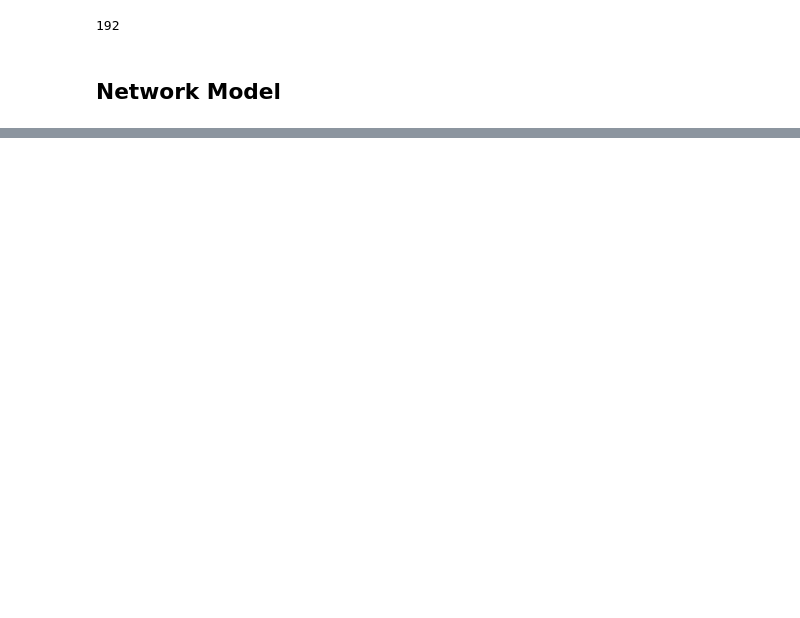
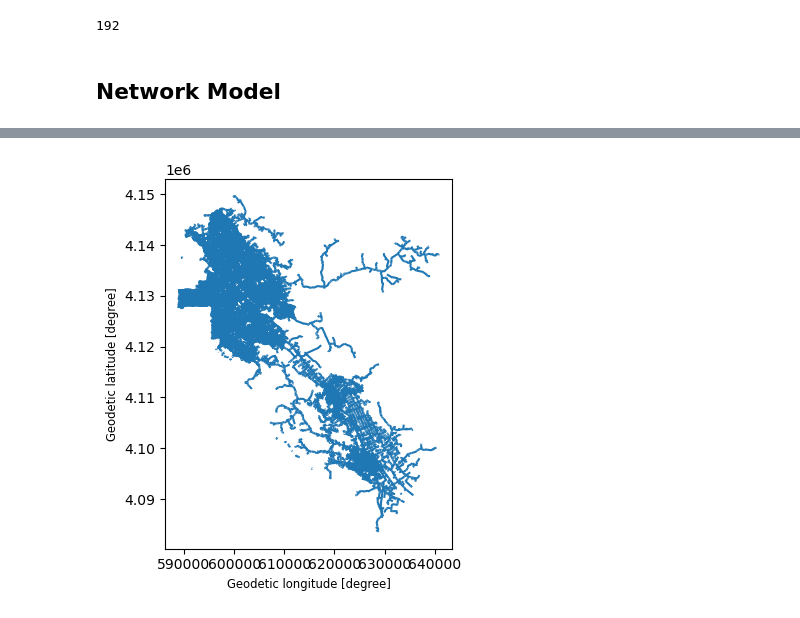
Before and after one commit to sarahj-hall/GDA_Final_Project, a Jupyter notebook: Scripts/Network_Building_Notebook.ipynb, the cells around one changed output, grey strips where cells are left out. Cells and saved outputs as stored; diff of their text form; code cells hidden in the pictures; blank space fills up the shorter version.

Commit message:
data exploration

```diff
--- a/Scripts/Network_Building_Notebook.ipynb
+++ b/Scripts/Network_Building_Notebook.ipynb
@@ -163,3 +185,5 @@ df_grid_attributes['FeederId'].nunique()
 df_feeder = df_grid_attributes.dis
 # %% [markdown]
 ## Network Model
+# %%
+gdf_test = gpd.read_file(raw_data_fldr/'SJ.geojson')
@@ -165,0 +212,4 @@ df_feeder = df_grid_attributes.dis
+# %%
+gdf_test.plot()
+# %% [output]
+[figure, added]
```
Also changed, not shown: parts of 7 cells of this notebook.
